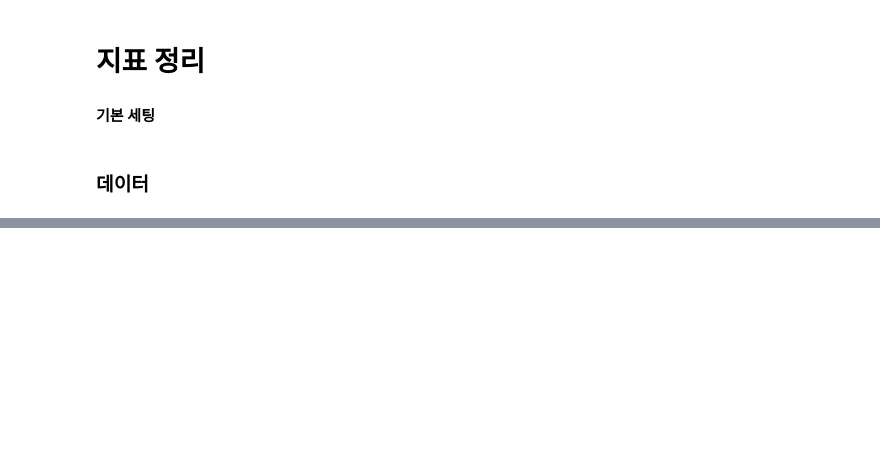
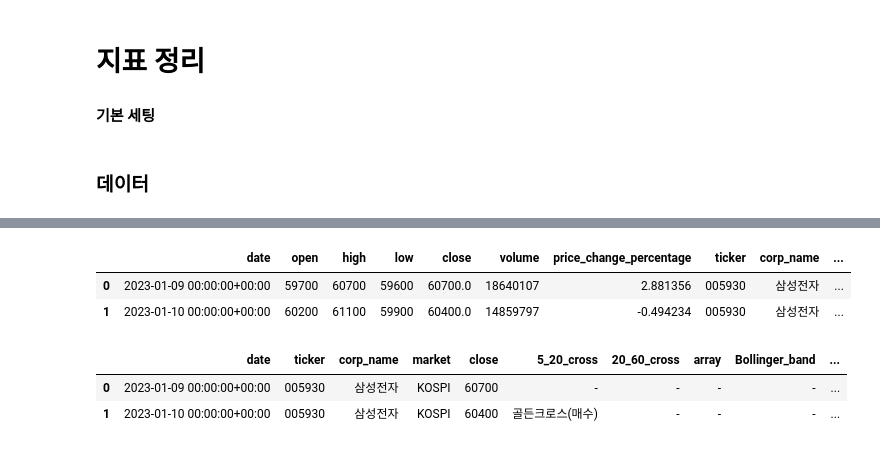
Before and after one commit to Unfinishedgod/finance_mlops, a Jupyter notebook: jupyter/indicator_setup.ipynb, the cells around one changed output, grey strips where cells are left out. Saved outputs shown, nothing was run; the diff lists cells and outputs as text; code cells hidden in the pictures; blank space fills up the shorter version.

```diff
--- a/jupyter/indicator_setup.ipynb
+++ b/jupyter/indicator_setup.ipynb
@@ -130,0 +187,12 @@ kor_stock_ohlcv_anal_kospi = t.to_pandas()
+# %%
+kor_stock_ohlcv_kospi.head(2)
+# %% [output]
+|  | date | open | high | low | close | volume | price_change_percentage | ticker | corp_name | ... |
+| 0 | 2023-01-09 00:00:00+00:00 | 59700 | 60700 | 59600 | 60700.0 | 18640107 | 2.881356 | 005930 | 삼성전자 | ... |
+| 1 | 2023-01-10 00:00:00+00:00 | 60200 | 61100 | 59900 | 60400.0 | 14859797 | -0.494234 | 005930 | 삼성전자 | ... |
+# %%
+kor_stock_ohlcv_anal_kospi.head(2)
+# %% [output]
+|  | date | ticker | corp_name | market | close | 5_20_cross | 20_60_cross | array | Bollinger_band | ... |
+| 0 | 2023-01-09 00:00:00+00:00 | 005930 | 삼성전자 | KOSPI | 60700 | - | - | - | - | ... |
+| 1 | 2023-01-10 00:00:00+00:00 | 005930 | 삼성전자 | KOSPI | 60400 | 골든크로스(매수) | - | - | - | ... |
```
Also changed, not shown: parts of 19 cells of this notebook.
